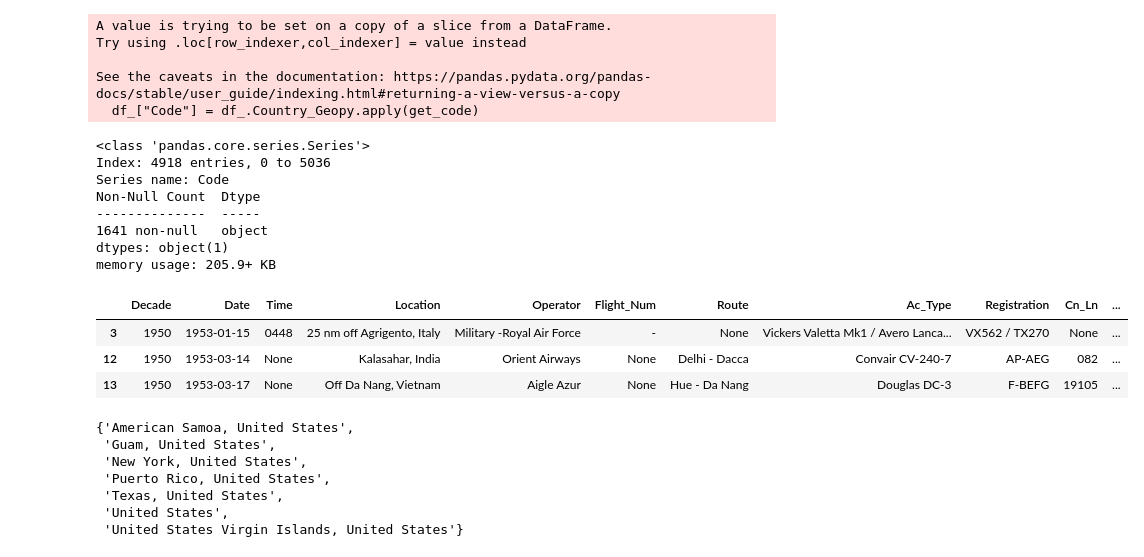
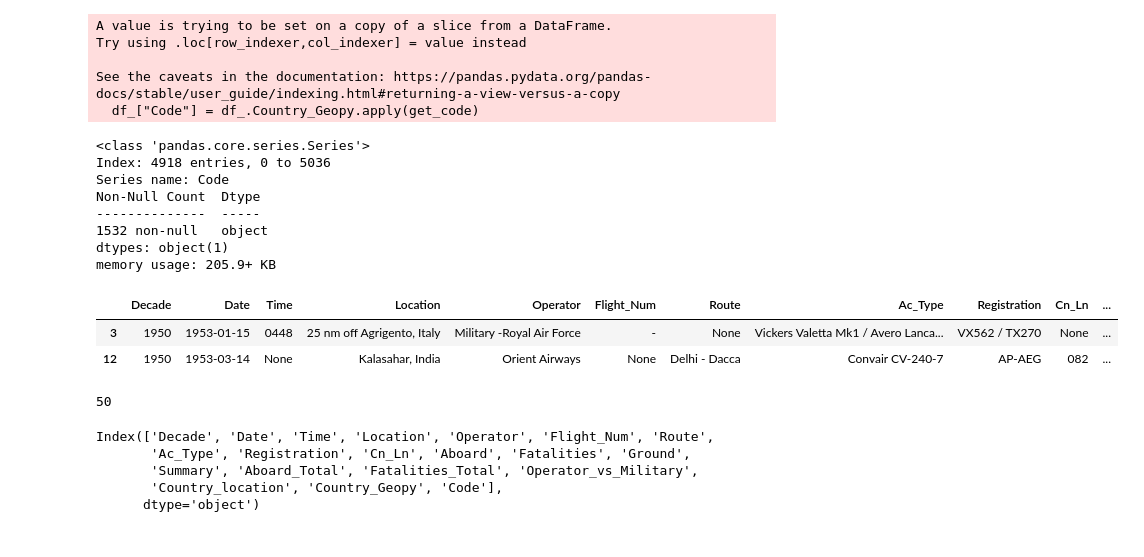
Before and after one commit to tonderai-m/Airplane, a Jupyter notebook: part_06.Geolocation_Geopy.Combine.ipynb, the cells around one changed output. Saved outputs shown, nothing was run; the diff lists cells and outputs as text; code cells hidden in the pictures.

```diff
--- a/part_06.Geolocation_Geopy.Combine.ipynb
+++ b/part_06.Geolocation_Geopy.Combine.ipynb
@@ -85,6 +0,0 @@ df_[:3]
-# %%
-def get_code(x):
-    try:
-        return df_country_codes_.loc[x]["alpha-3"]
-    except:
-        return float("nan")
@@ -90,0 +29,34 @@ def get_code(x):
+# %%
+
+def has_numbers(inputString):
+    return any(char.isdigit() for char in inputString)
+
+def unpack_locations(x,a=-2):
+    "Check if is numeric"
+    return ",".join([i for i in x['display_name'].split(",") if i.strip().isnumeric()==False][a:]).strip()
+
+def with_conditions(x):
+    if has_numbers(unpack_locations(x,a=-2)):
+        return unpack_locations(x,a=-1)
+    return unpack_locations(x,a=-2)
+
+def get_country_from_dict(df):
+    df["Country_Geopy"] = df.Country_location.apply(with_conditions)
+    df = df.set_index("Country_Geopy")
+    return df
+
+def check_and_compare(dfContryCode,seriesIndex):
+    return dfContryCode.loc[seriesIndex]["alpha-3"]
+
+
+def get_code(country_code,x):
+    try:
+        try:
+            return  check_and_compare(country_code, x)
+        except:
+            return check_and_compare(country_code, x.split(",")[-1].strip())
+    except:
+        return float("nan")
+
+def get_single_data_frame(x):
+    return x
@@ -104,24 +280,27 @@ Index: 4918 entries, 0 to 5036
 Series name: Code
 Non-Null Count  Dtype
 --------------  -----
-1641 non-null   object
+1532 non-null   object
 dtypes: object(1)
 memory usage: 205.9+ KB
 # %%
-good = df_[df_.Code.apply(lambda x: not isinstance(x,float))]
-good[:3]
+good_code_column = df_[df_.Code.apply(lambda x: not isinstance(x,float))]
+missing_code = df_[df_.Code.apply(lambda x: isinstance(x,float))]
+good_code_column[:2]
 # %% [output]
 |  | Decade | Date | Time | Location | Operator | Flight_Num | Route | Ac_Type | Registration | Cn_Ln | ... |
 | 3 | 1950 | 1953-01-15 | 0448 | 25 nm off Agrigento, Italy | Military -Royal Air Force | - | None | Vickers Valetta Mk1 / Avero Lanca... | VX562 / TX270 | None | ... |
 | 12 | 1950 | 1953-03-14 | None | Kalasahar, India | Orient Airways | None | Delhi - Dacca | Convair CV-240-7 | AP-AEG | 082 | ... |
-| 13 | 1950 | 1953-03-17 | None | Off Da Nang, Vietnam | Aigle Azur | None | Hue - Da Nang | Douglas DC-3 | F-BEFG | 19105 | ... |
 # %%
-{i for i in good.Country_Geopy if "United States" in i}
+# All the missing data from USA we have 50 different states which checks out
+len({i for i in missing_code.Country_Geopy if "United States" in i})
 # %% [output]
-{'American Samoa, United States',
- 'Guam, United States',
- 'New York, United States',
- 'Puerto Rico, United States',
- 'Texas, United States',
- 'United States',
- 'United States Virgin Islands, United States'}
+50
+# %%
+missing_code.columns
+# %% [output]
+Index(['Decade', 'Date', 'Time', 'Location', 'Operator', 'Flight_Num', 'Route',
+       'Ac_Type', 'Registration', 'Cn_Ln', 'Aboard', 'Fatalities', 'Ground',
+       'Summary', 'Aboard_Total', 'Fatalities_Total', 'Operator_vs_Military',
+       'Country_location', 'Country_Geopy', 'Code'],
+      dtype='object')
```
Also changed, not shown: parts of 56 cells of this notebook, 11 other files.
